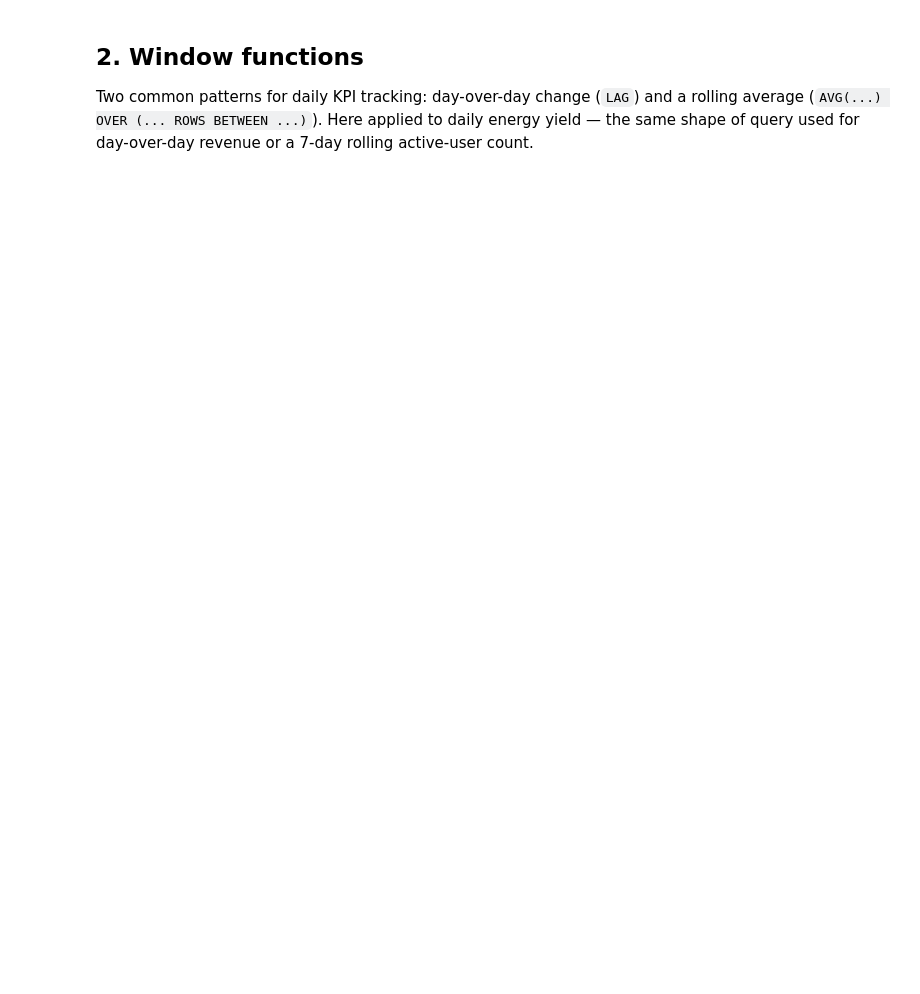
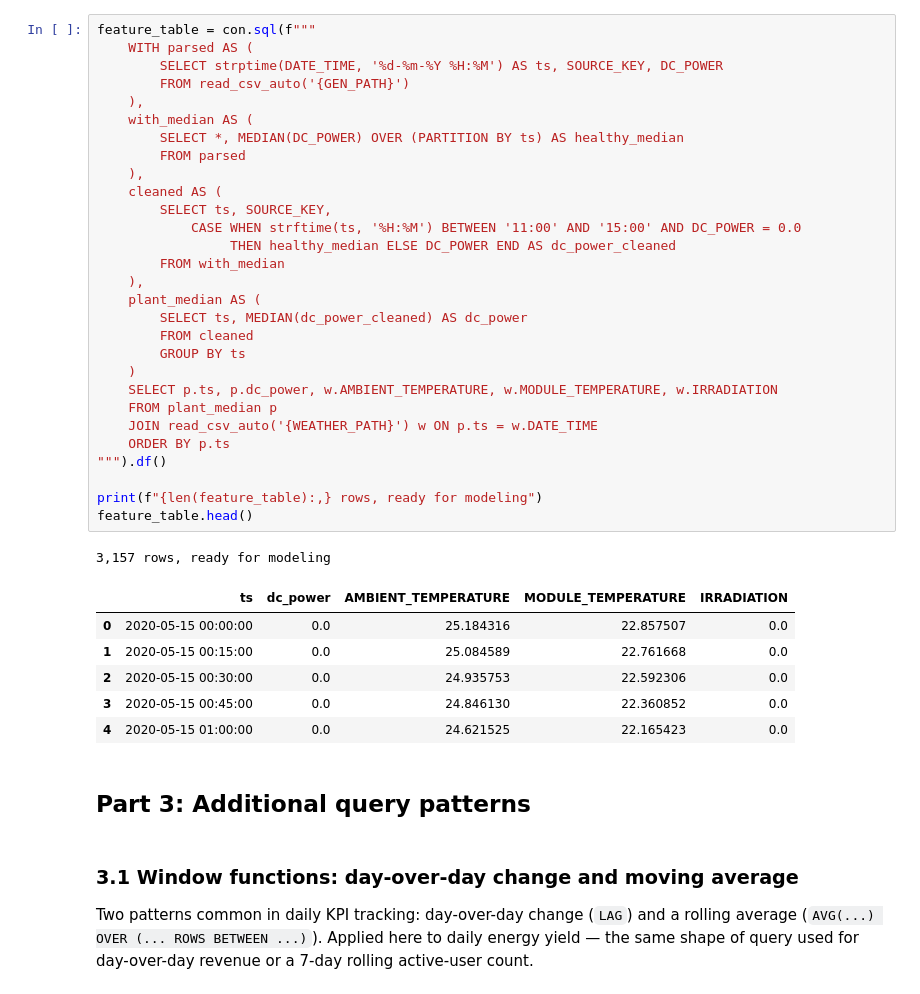
Before and after one commit to tateshita1908/solar-power-forecasting-system, a Jupyter notebook: notebooks/sql_analysis.ipynb, the cells around one changed output. Drawn from its saved outputs; the diff is of its cells as text; blank space fills up the shorter version.

```diff
--- a/notebooks/sql_analysis.ipynb
+++ b/notebooks/sql_analysis.ipynb
@@ -50,5 +196,44 @@ joined_df.head()
+# %%
+feature_table = con.sql(f"""
+    WITH parsed AS (
+        SELECT strptime(DATE_TIME, '%d-%m-%Y %H:%M') AS ts, SOURCE_KEY, DC_POWER
+        FROM read_csv_auto('{GEN_PATH}')
+    ),
+    with_median AS (
+        SELECT *, MEDIAN(DC_POWER) OVER (PARTITION BY ts) AS healthy_median
+        FROM parsed
+    ),
+    cleaned AS (
+        SELECT ts, SOURCE_KEY,
+            CASE WHEN strftime(ts, '%H:%M') BETWEEN '11:00' AND '15:00' AND DC_POWER = 0.0
+                 THEN healthy_median ELSE DC_POWER END AS dc_power_cleaned
+        FROM with_median
+    ),
+    plant_median AS (
+        SELECT ts, MEDIAN(dc_power_cleaned) AS dc_power
+        FROM cleaned
+        GROUP BY ts
+    )
+    SELECT p.ts, p.dc_power, w.AMBIENT_TEMPERATURE, w.MODULE_TEMPERATURE, w.IRRADIATION
+    FROM plant_median p
+    JOIN read_csv_auto('{WEATHER_PATH}') w ON p.ts = w.DATE_TIME
+    ORDER BY p.ts
+""").df()
+
+print(f"{len(feature_table):,} rows, ready for modeling")
+feature_table.head()
+# %% [output]
+3,157 rows, ready for modeling
+|  | ts | dc_power | AMBIENT_TEMPERATURE | MODULE_TEMPERATURE | IRRADIATION |
+| 0 | 2020-05-15 00:00:00 | 0.0 | 25.184316 | 22.857507 | 0.0 |
+| 1 | 2020-05-15 00:15:00 | 0.0 | 25.084589 | 22.761668 | 0.0 |
+| 2 | 2020-05-15 00:30:00 | 0.0 | 24.935753 | 22.592306 | 0.0 |
+| 3 | 2020-05-15 00:45:00 | 0.0 | 24.846130 | 22.360852 | 0.0 |
+| 4 | 2020-05-15 01:00:00 | 0.0 | 24.621525 | 22.165423 | 0.0 |
+# %% [markdown]
+## Part 3: Additional query patterns
 # %% [markdown]
-## 2. Window functions
+### 3.1 Window functions: day-over-day change and moving average
 
-Two common patterns for daily KPI tracking: day-over-day change (`LAG`) and a rolling average (`AVG(...) OVER (... ROWS BETWEEN ...)`). Here applied to daily energy yield — the same shape of query used for day-over-day revenue or a 7-day rolling active-user count.
+Two patterns common in daily KPI tracking: day-over-day change (`LAG`) and a rolling average (`AVG(...) OVER (... ROWS BETWEEN ...)`). Applied here to daily energy yield — the same shape of query used for day-over-day revenue or a 7-day rolling active-user count.
 # %%
```
Also changed, not shown: parts of 26 cells of this notebook, 1 other file.
